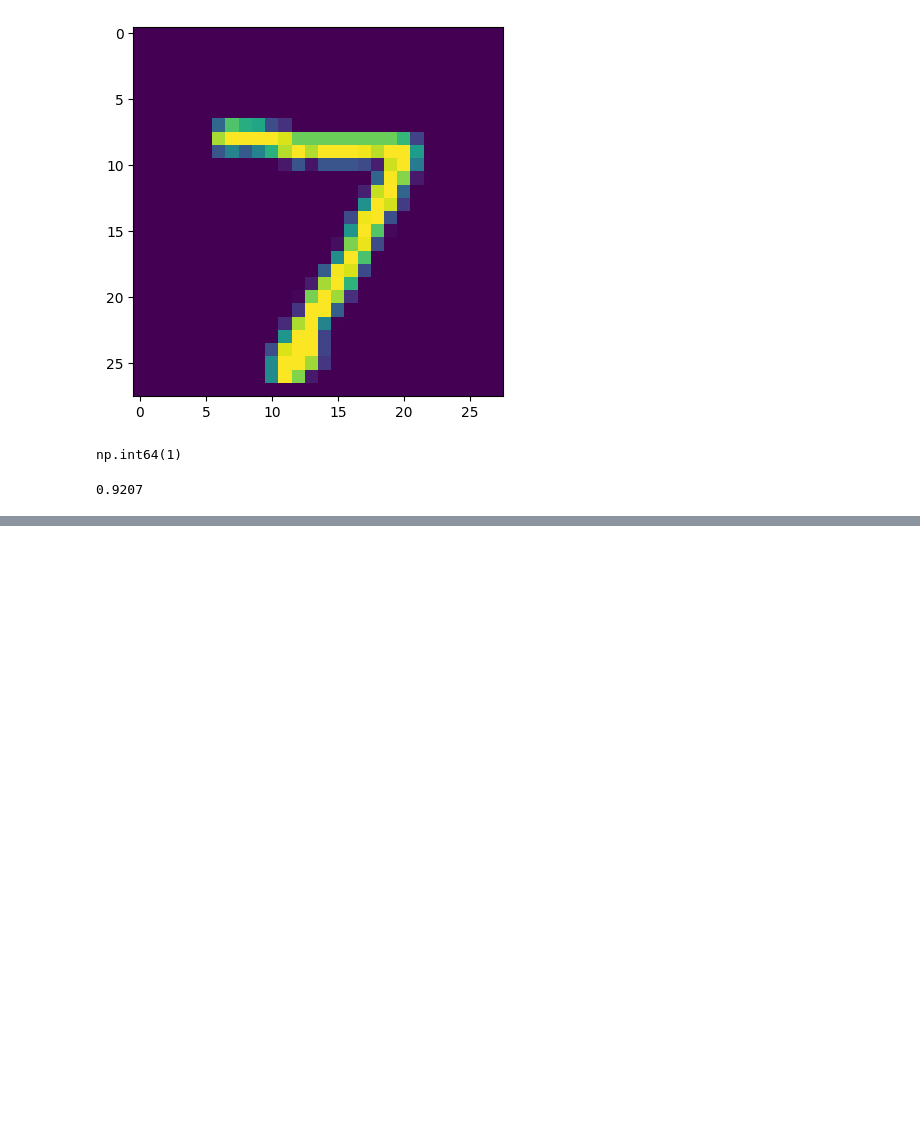
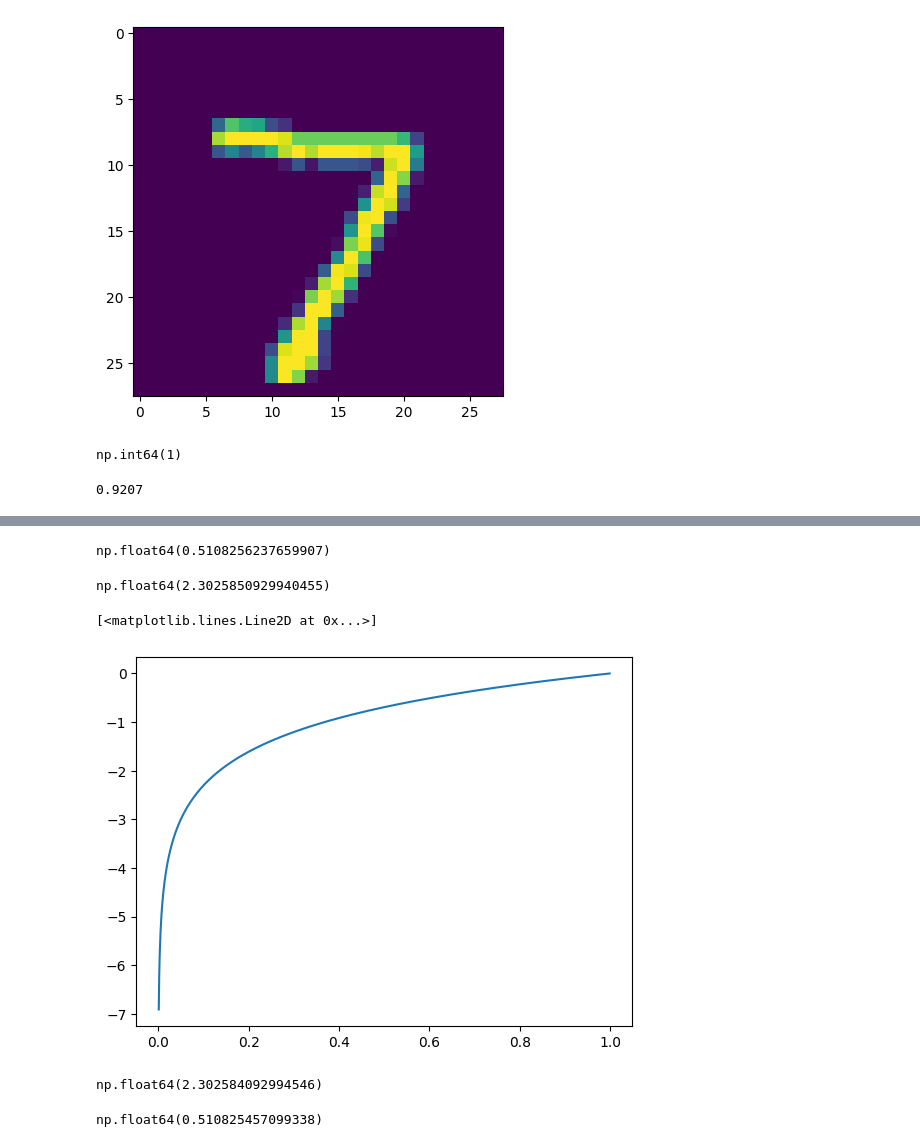
Before and after one commit to hwshin1/Colab_lec, a Jupyter notebook: 20260507_lec.ipynb, the cells around one changed output, grey strips where cells are left out. Drawn from its saved outputs; the diff is of its cells as text; code cells hidden in the pictures; blank space fills up the shorter version.

```diff
--- a/20260507_lec.ipynb
+++ b/20260507_lec.ipynb
@@ -492,0 +645,15 @@ print(accuracy_cnt / len(x_test))
+# %%
+-np.log(0.6)
+# %% [output]
+np.float64(0.5108256237659907)
+# %%
+-np.log(0.1)
+# %% [output]
+np.float64(2.3025850929940455)
+# %%
+x = np.arange(0.001, 1.0, 0.001)
+y = np.log(x)
+plt.plot(x, y)
+# %% [output]
+[<matplotlib.lines.Line2D at 0x...>]
+[figure, added]
@@ -492,0 +667,4 @@ print(accuracy_cnt / len(x_test))
+# %%
+cross_entropy_error(y, t)
+# %% [output]
+np.float64(2.302584092994546)
@@ -492,0 +673,4 @@ print(accuracy_cnt / len(x_test))
+# %%
+cross_entropy_error(y, t_7)
+# %% [output]
+np.float64(0.510825457099338)
```
Also changed, not shown: parts of 34 cells of this notebook.
